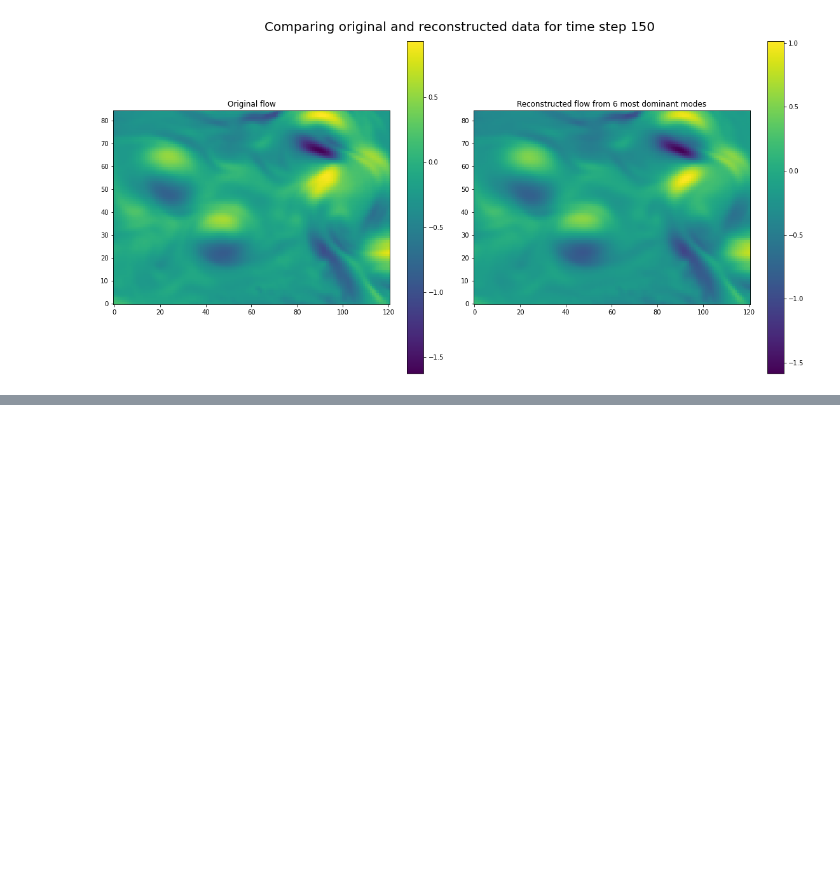
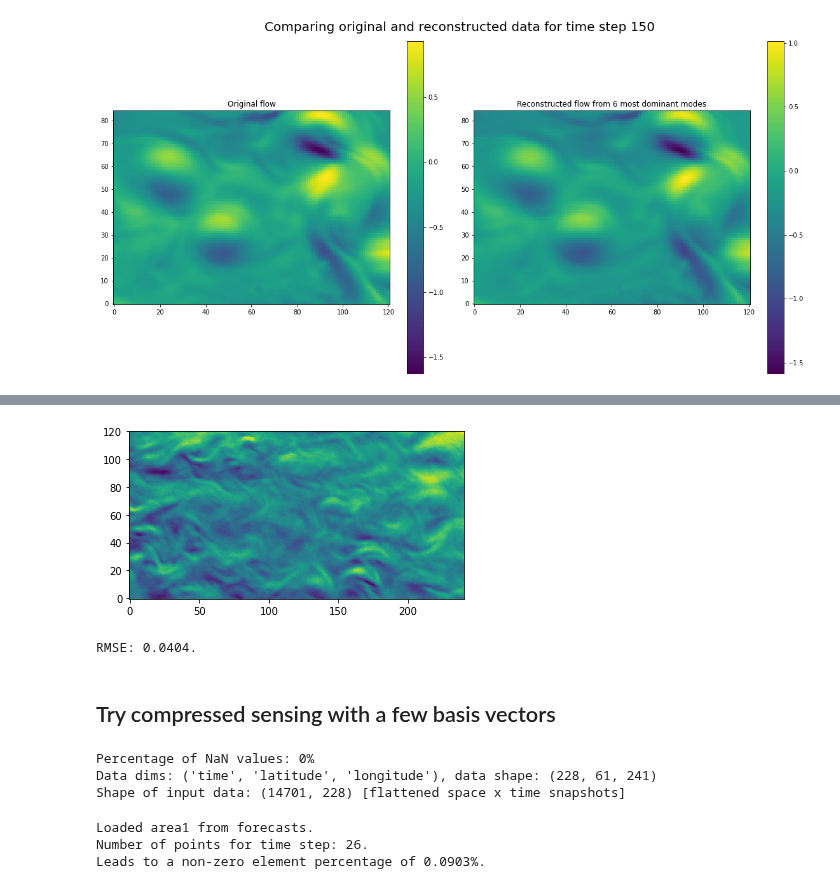
Before and after one commit to MariusWiggert/OceanPlatformControl, a Jupyter notebook: ocean_navigation_simulator/generative_error_model/notebooks/compressed_sensing.ipynb, the cells around one changed output, grey strips where cells are left out. Drawn from its saved outputs; the diff is of its cells as text; code cells hidden in the pictures; blank space fills up the shorter version.

```diff
--- a/ocean_navigation_simulator/generative_error_model/notebooks/basis_finding.ipynb
+++ b/ocean_navigation_simulator/generative_error_model/notebooks/compressed_sensing.ipynb
@@ -50,0 +25,23 @@ Shape of input data: (10285, 228) [flattened space x time snapshots]
+# %%
+# set area
+area="GoM"
+if area == "area1":
+    # Area 1
+    data_dir = "/home/jonas/Documents/Thesis/OceanPlatformControl/data/drifter_data/forecasts/area1"
+    files = os.listdir(data_dir)
+    data = xr.open_dataset(os.path.join(data_dir, files[0])).sel(longitude=slice(-140, -120), latitude=slice(15,32))
+elif area == "GoM":
+    # GoM
+    data_dir = "/home/jonas/Documents/Thesis/OceanPlatformControl/data/drifter_data/forecasts/GoM"
+    files = os.listdir(data_dir)
+    data = xr.open_dataset(os.path.join(data_dir, files[0])).sel(longitude=slice(-95, -85), latitude=slice(22,29))
+else:
+    print("Area name is invalid!")
+    data = None
+
+modes, eigvals, proj_coeffs, data, orig_data_shape = perform_POD(data, "utotal", 6)
+
+# plot one snapshot
+fig = plt.figure(figsize=(8, 8))
+print(data.shape)
+plt.imshow(data[:, 0].reshape(orig_data_shape[1:]), origin="lower")
@@ -91,0 +159,45 @@ plt.show()
+# %%
+reconstructed_fc = np.dot(Psi, basis_coeffs)
+reconstructed_fc = reconstructed_fc.reshape(orig_data_shape[1:])
+plt.imshow(reconstructed_fc, origin="lower")
+plt.show()
+# %% [output]
+[figure, added]
+# %%
+# compute RMSE between real and reconstructed
+error = fc_frame.reshape(orig_data_shape[1:]) - reconstructed_fc
+rmse = np.sqrt((error**2).mean())
+print(f"RMSE: {round(rmse, 4)}.")
+# %% [output]
+RMSE: 0.0404.
+# %% [markdown]
+## Try compressed sensing with a few basis vectors
+# %%
+# load forecast data for area 1
+data_dir = "/home/jonas/Documents/Thesis/OceanPlatformControl/data/drifter_data/forecasts/area1"
+files = os.listdir(data_dir)
+data = xr.open_dataset(os.path.join(data_dir, files[0])).sel(longitude=slice(-140, -120), latitude=slice(10,20))
+
+# get most dominant modes
+modes, eigvals, proj_coeffs, data, orig_data_shape = perform_POD(data, "utotal", 6)
+# %% [output]
+Percentage of NaN values: 0%
+Data dims: ('time', 'latitude', 'longitude'), data shape: (228, 61, 241)
+Shape of input data: (14701, 228) [flattened space x time snapshots]
+# %%
+from ocean_navigation_simulator.generative_error_model.Dataset import Dataset
+
+# load buoy-forecast error for area 1
+dataset = Dataset("data/drifter_data", "forecast", "area1")
+sparse_data = dataset.load_dataset()
+
+# create hours column
+sparse_data["hour"] = sparse_data["time"].apply(lambda x: x[:13])
+hours = sorted(set(sparse_data["hour"].tolist()))
+sparse_data_time_step = sparse_data[sparse_data["hour"] == hours[0]]
+print(f"Number of points for time step: {sparse_data_time_step.shape[0]}.")
+print(f"Leads to a non-zero element percentage of {round(100*sparse_data_time_step.shape[0]/(20*12 * 10*12), 4)}%.")
+# %% [output]
+Loaded area1 from forecasts.
+Number of points for time step: 26.
+Leads to a non-zero element percentage of 0.0903%.
```
Also changed, not shown: parts of 9 cells of this notebook.
